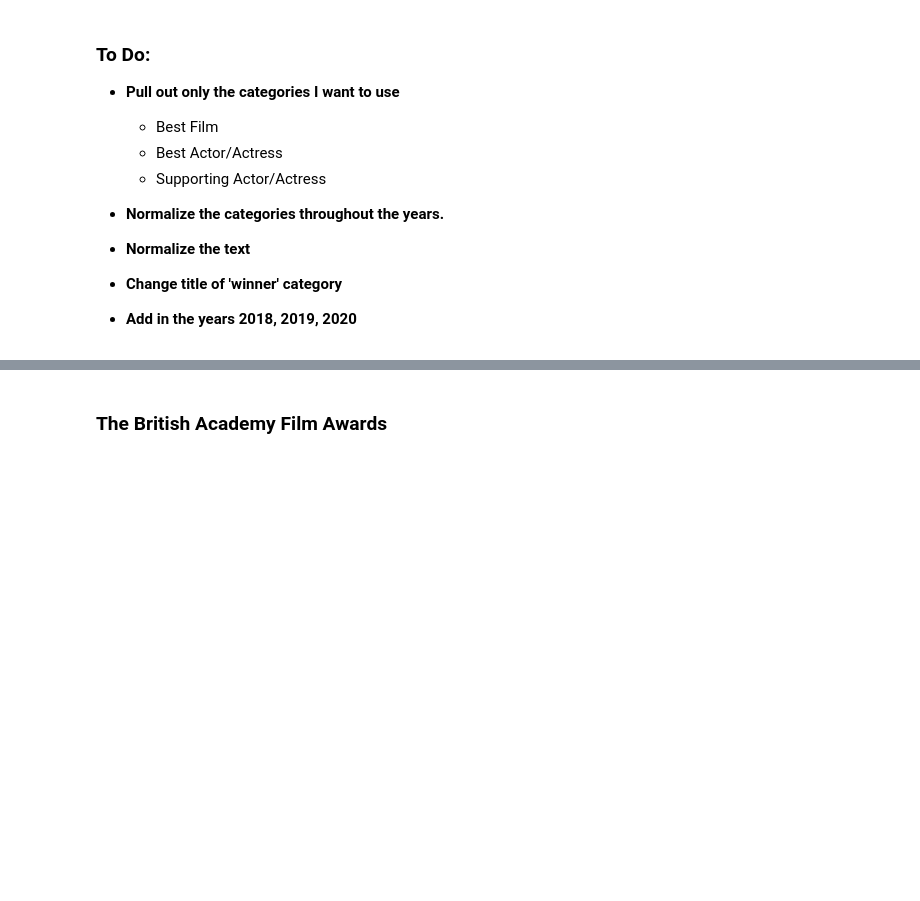
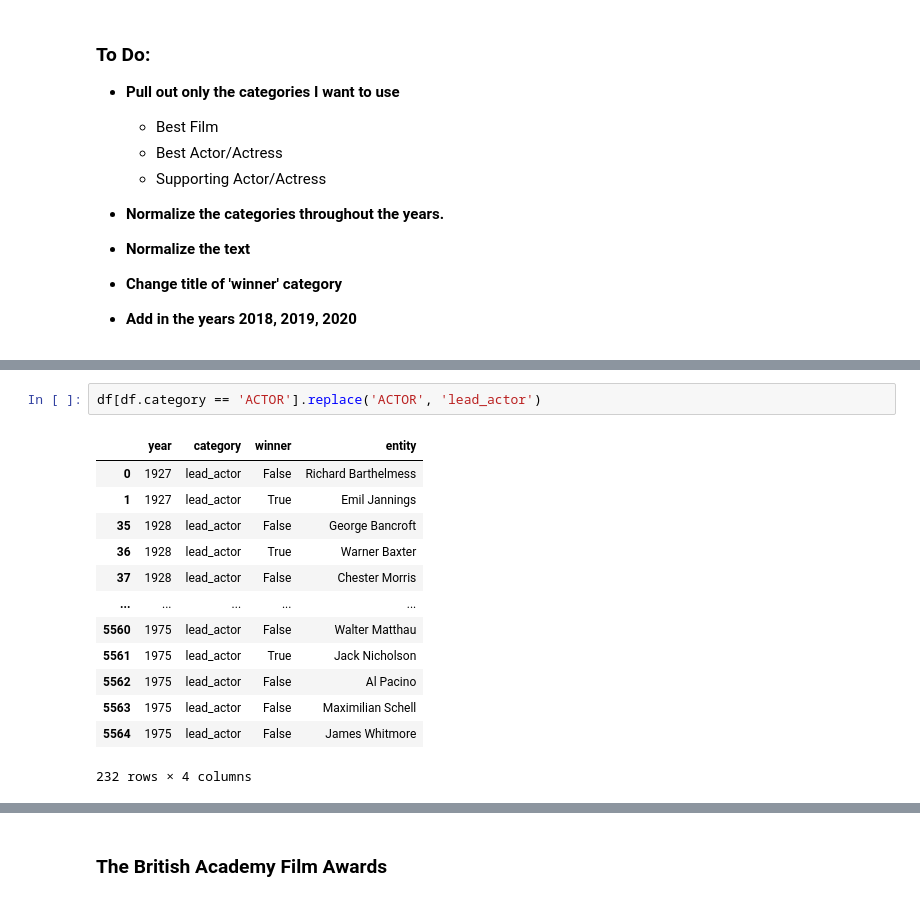
Before and after one commit to cari-holmes/movie-analysis, a Jupyter notebook: prepare_awards.ipynb, the cells around one changed output, grey strips where cells are left out. Drawn from its saved outputs; the diff is of its cells as text; blank space fills up the shorter version.

```diff
--- a/prepare_awards.ipynb
+++ b/prepare_awards.ipynb
@@ -90,0 +112,16 @@ array(['ACTOR', 'ACTRESS', 'ART DIRECTION', 'CINEMATOGRAPHY',
+# %%
+df[df.category == 'ACTOR'].replace('ACTOR', 'lead_actor')
+# %% [output]
+|  | year | category | winner | entity |
+| 0 | 1927 | lead_actor | False | Richard Barthelmess |
+| 1 | 1927 | lead_actor | True | Emil Jannings |
+| 35 | 1928 | lead_actor | False | George Bancroft |
+| 36 | 1928 | lead_actor | True | Warner Baxter |
+| 37 | 1928 | lead_actor | False | Chester Morris |
+| ... | ... | ... | ... | ... |
+| 5560 | 1975 | lead_actor | False | Walter Matthau |
+| 5561 | 1975 | lead_actor | True | Jack Nicholson |
+| 5562 | 1975 | lead_actor | False | Al Pacino |
+| 5563 | 1975 | lead_actor | False | Maximilian Schell |
+| 5564 | 1975 | lead_actor | False | James Whitmore |
+232 rows × 4 columns
```
Also changed, not shown: parts of 27 cells of this notebook.
